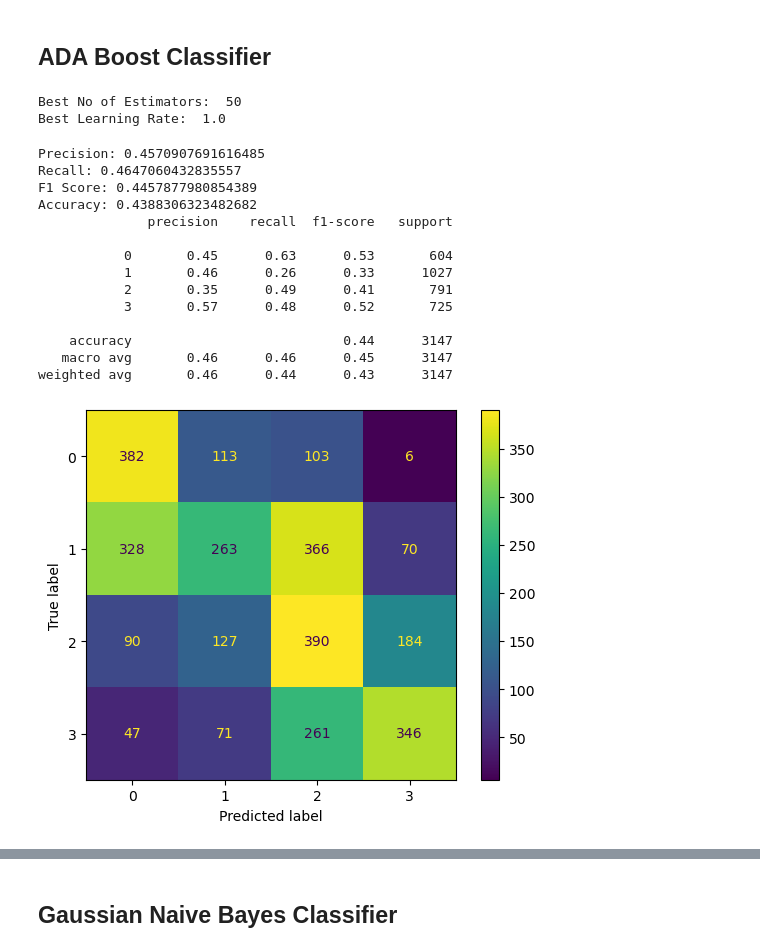
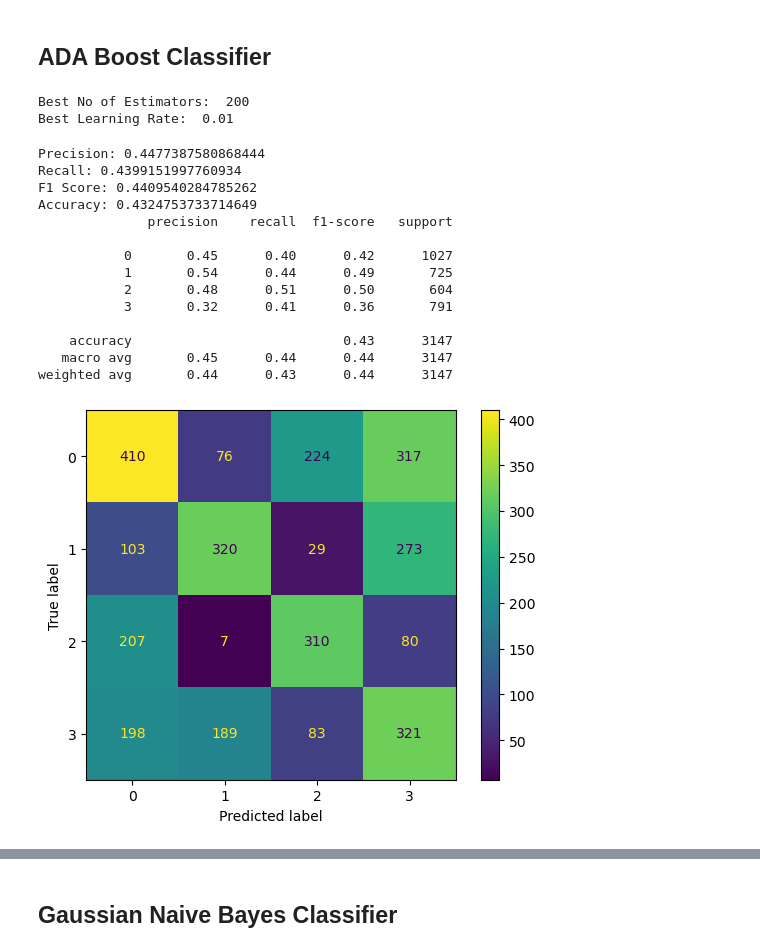
Before and after one commit to BonyGeorge/Project, a Jupyter notebook: main_notebook.ipynb, the cells around one changed output, grey strips where cells are left out. Drawn from its saved outputs; the diff is of its cells as text; code cells hidden in the pictures.

```diff
--- a/main_notebook.ipynb
+++ b/main_notebook.ipynb
@@ -138,3 +161,12 @@ X_test_scale = pd.DataFrame(scaler.transform(X_test_num_imp), columns=num_cols,
 
 X_train_final = pd.concat([X_train_scale, X_train_cat_imp], axis=1)
 X_test_final = pd.concat([X_test_scale, X_test_cat_imp], axis=1)
+# %%
+from sklearn.preprocessing import LabelEncoder
+
+encoder = LabelEncoder()
+
+y_train = encoder.fit_transform(y_train)
+y_test = encoder.transform(y_test)
+
+y_train
@@ -724,12 +844,13 @@ weighted avg       0.41      0.41      0.40      3147
 ## Random Forest
 # %%
 from sklearn.ensemble import RandomForestClassifier
+from sklearn.model_selection import GridSearchCV
 
 rf_model_lda = RandomForestClassifier(random_state=seed)
 
 param_grid = {
      'criterion': ['gini', 'entropy'],
-     'n_estimators': np.arange(3, 50).tolist()
+     'max_depth': np.arange(3, 50).tolist()
 
 }
 
@@ -741,7 +862,7 @@ grid_search = GridSearchCV(estimator=rf_model_lda,
 grid_search.fit(X_train_lda, y_train_final)
 
 best_critertion = grid_search.best_params_['criterion']
-best_max_depth = grid_search.best_params_['n_estimators']
+best_max_depth = grid_search.best_params_['max_depth']
 
 print("Best Critertion: ", best_critertion)
 print("Best Max Depth: ", best_max_depth)
@@ -868,7 +979,7 @@ weighted avg       0.43      0.43      0.42      3147
 # %%
 from sklearn.ensemble import AdaBoostClassifier
 
-ada_model_lda = AdaBoostClassifier(random_state=seed)
+ada_model_lda = AdaBoostClassifier(random_state=seed, estimator=mlr_model)
 
 param_grid = {
     "n_estimators": [50, 100, 200],
@@ -880,7 +991,7 @@ grid_search = GridSearchCV(estimator=ada_model_lda,
                            cv=5,
                            scoring='f1_macro')
 
-grid_search.fit(X_train_lda, y_train_final)
+grid_search.fit(X_train_final, y_train_final)
 
 best_n_estimator = grid_search.best_params_['n_estimators']
 best_learn = grid_search.best_params_['learning_rate']
@@ -888,13 +999,13 @@ best_learn = grid_search.best_params_['learning_rate']
 print("Best No of Estimators: ", best_n_estimator)
 print("Best Learning Rate: ", best_learn)
 # %% [output]
-Best No of Estimators:  50
-Best Learning Rate:  1.0
+Best No of Estimators:  200
+Best Learning Rate:  0.01
 # %%
-ada_model_lda = AdaBoostClassifier(mlr_model_lda, n_estimators=best_n_estimator, learning_rate=best_learn, random_state=seed)
-ada_model_lda.fit(X_train_lda, y_train_final)
+ada_model_lda = AdaBoostClassifier(mlr_model, n_estimators=best_n_estimator, learning_rate=best_learn, random_state=seed)
+ada_model_lda.fit(X_train_final, y_train_final)
 
-ada_y_hat = ada_model_lda.predict(X_test_lda)
+ada_y_hat = ada_model_lda.predict(X_test_final)
 
 ada_precision = precision_score(y_test, ada_y_hat, average="macro", zero_division=0)
 print("Precision:", ada_precision)
@@ -906,29 +1017,29 @@ ada_accuracy = accuracy_score(y_test, ada_y_hat)
 print("Accuracy:", ada_accuracy)
 print(classification_report(y_test, ada_y_hat, zero_division=0))
 # %% [output]
-Precision: 0.4570907691616485
-Recall: 0.4647060432835557
-F1 Score: 0.4457877980854389
-Accuracy: 0.4388306323482682
+Precision: 0.4477387580868444
+Recall: 0.4399151997760934
+F1 Score: 0.4409540284785262
+Accuracy: 0.4324753733714649
               precision    recall  f1-score   support
 
-           0       0.45      0.63      0.53       604
-           1       0.46      0.26      0.33      1027
-           2       0.35      0.49      0.41       791
-           3       0.57      0.48      0.52       725
+           0       0.45      0.40      0.42      1027
+           1       0.54      0.44      0.49       725
+           2       0.48      0.51      0.50       604
+           3       0.32      0.41      0.36       791
 
-    accuracy                           0.44      3147
-   macro avg       0.46      0.46      0.45      3147
-weighted avg       0.46      0.44      0.43      3147
+    accuracy                           0.43      3147
+   macro avg       0.45      0.44      0.44      3147
+weighted avg       0.44      0.43      0.44      3147
 # %%
 from sklearn.metrics import confusion_matrix, ConfusionMatrixDisplay
 
 cm = confusion_matrix(y_test, ada_y_hat)
 
-ConfusionMatrixDisplay(confusion_matrix=cm, display_labels=ada_model_lda.classes_).plot()
+ConfusionMatrixDisplay(confusion_matrix=cm).plot()
 plt.show()
 # %% [output]
-[figure, old version]
+[figure, new version]
 # %%
 importances = pd.DataFrame({
     'Feature': X_train_final.columns,
```
Also changed, not shown: parts of 47 cells of this notebook, 8 other files.
